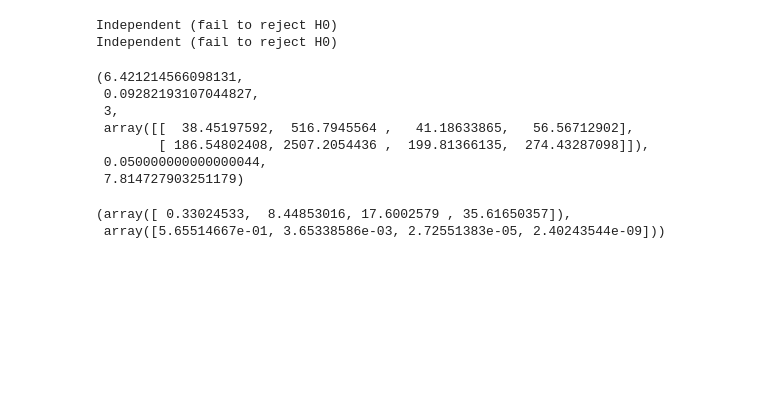
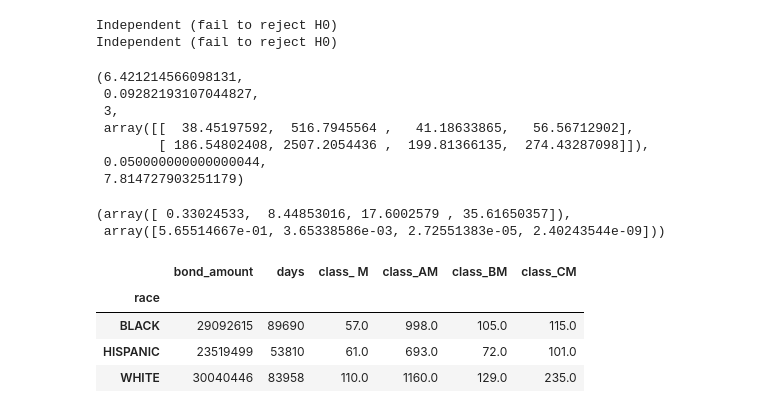
Before and after one commit to SlothDream/SBCap1_CT, a Jupyter notebook: CT_Inferential.ipynb, the cells around one changed output. Drawn from its saved outputs; the diff is of its cells as text; code cells hidden in the pictures; blank space fills up the shorter version.

```diff
--- a/CT_Inferential.ipynb
+++ b/CT_Inferential.ipynb
@@ -451,3 +536,20 @@ chi, p
 # %% [output]
 (array([ 0.33024533,  8.44853016, 17.6002579 , 35.61650357]),
  array([5.65514667e-01, 3.65338586e-03, 2.72551383e-05, 2.40243544e-09]))
+# %%
+# Break out the offense classes into race
+
+offense_df_pre = mis_pre_df[['bond_amount', 'days', 'offense_class', 'race']].copy()
+offense_df_pre['class'] = mis_pre_df[['offense_class']].copy()
+offense_df_pre = pd.get_dummies(offense_df_pre, columns=['class']).groupby('race').sum().drop(['AMER IND', 'ASIAN'], axis=0).drop(['class_UM'], axis=1)
+offense_df_post = mis_post_df[['bond_amount', 'days', 'offense_class', 'race']].copy()
+offense_df_post['class'] = mis_post_df[['offense_class']].copy()
+offense_df_post = pd.get_dummies(offense_df_post, columns=['class']).groupby('race').sum().drop(['AMER IND', 'ASIAN'], axis=0)
+# %%
+offense_df_pre.head()
+# %% [output]
+|  | bond_amount | days | class_ M | class_AM | class_BM | class_CM |
+| race |  |  |  |  |  |  |
+| BLACK | 29092615 | 89690 | 57.0 | 998.0 | 105.0 | 115.0 |
+| HISPANIC | 23519499 | 53810 | 61.0 | 693.0 | 72.0 | 101.0 |
+| WHITE | 30040446 | 83958 | 110.0 | 1160.0 | 129.0 | 235.0 |
```
Also changed, not shown: parts of 32 cells of this notebook.
